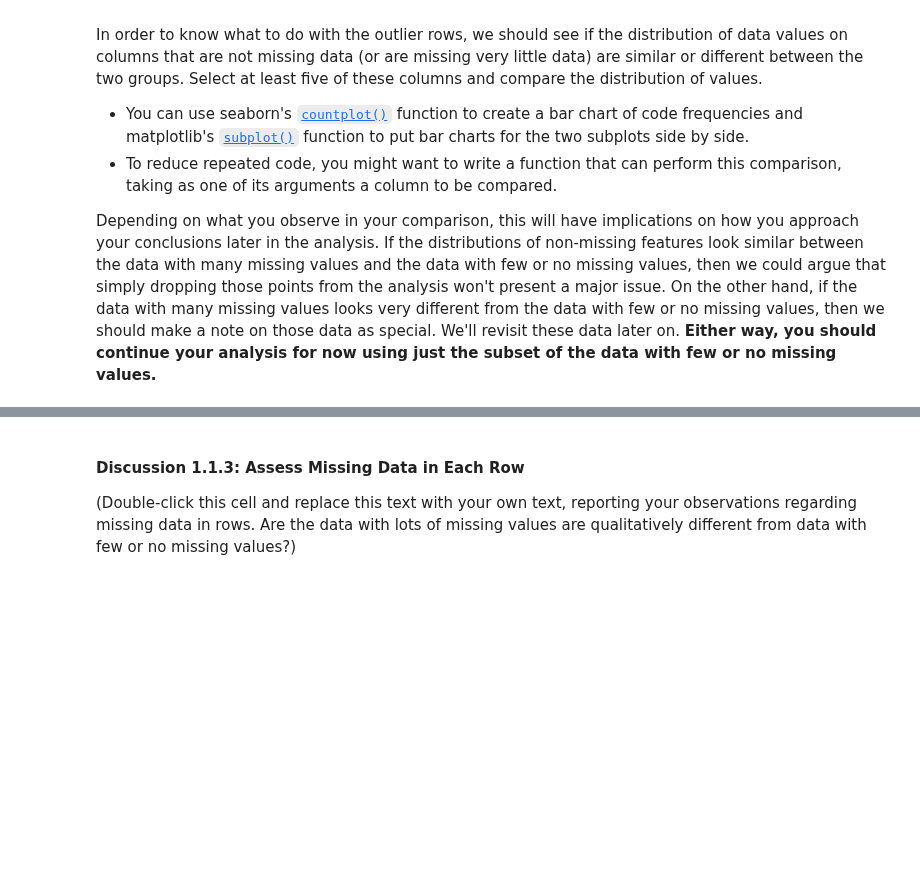
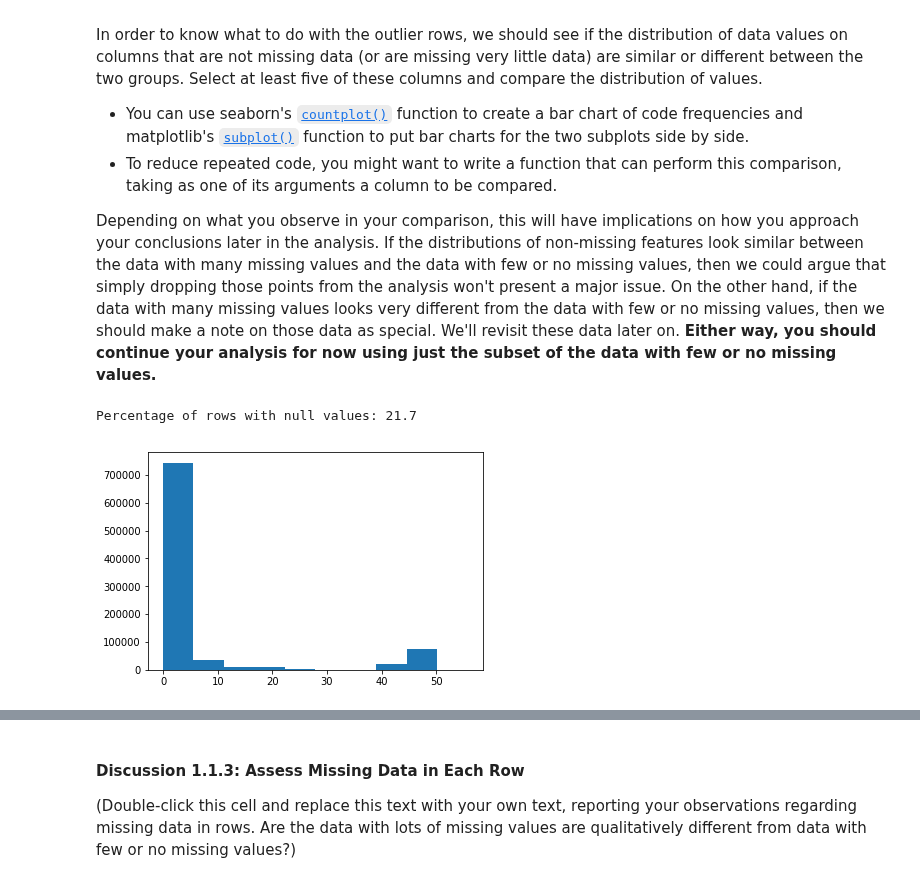
Before and after one commit to jeff-daniels/Udacity-Machine-Learning-Introduction-Nanodegree, a Jupyter notebook: Project 3: Identify Customer Segments/Identify_Customer_Segments.ipynb, the cells around one changed output, grey strips where cells are left out. Saved outputs shown, nothing was run; the diff lists cells and outputs as text; code cells hidden in the pictures; blank space fills up the shorter version.

```diff
--- a/Project 3: Identify Customer Segments/Identify_Customer_Segments.ipynb
+++ b/Project 3: Identify Customer Segments/Identify_Customer_Segments.ipynb
@@ -151,3 +173,15 @@ plt.show()
 # %%
 # Remove the outlier columns from the dataset. (You'll perform other data
 # engineering tasks such as re-encoding and imputation later.)
+def remove_outlier_columns(df, null_perc, num_columns, verbose = False):
+    columns_removed = 0
+    for col in null_perc[:num_columns].index:
+        if col in df.columns:
+            df.drop([col], axis = 1, inplace = True)
+            columns_removed += 1
+    if verbose:
+        print('{} columns removed from dataframe'.format(columns_removed))
+
+    return df
+
+gen = remove_outlier_columns(gen, null_percentage, 6, True)
@@ -170,3 +218,22 @@ Depending on what you observe in your comparison, this will have implications on
+# %%
+# How much data is missing in each row of the dataset?
+def get_percent_null_per_row(df):
+    """
+    Create new column 'percent_null' containing
+    percentage of columns in row with null values
+    """
+    df['percent_null'] = df.isnull().sum(axis=1)/len(df.columns)*100
+
+    return df
+
+gen = get_percent_null_per_row(gen)
+# %%
+print('Percentage of rows with null values: {:.1f}'.format((gen['percent_null'] != 0).mean()*100))
+plt.hist(gen['percent_null'])
+plt.show()
+# %% [output]
+Percentage of rows with null values: 21.7
+[figure, added]
 # %%
 # Write code to divide the data into two subsets based on the number of missing
 # values in each row.
```
Also changed, not shown: parts of 18 cells of this notebook.
